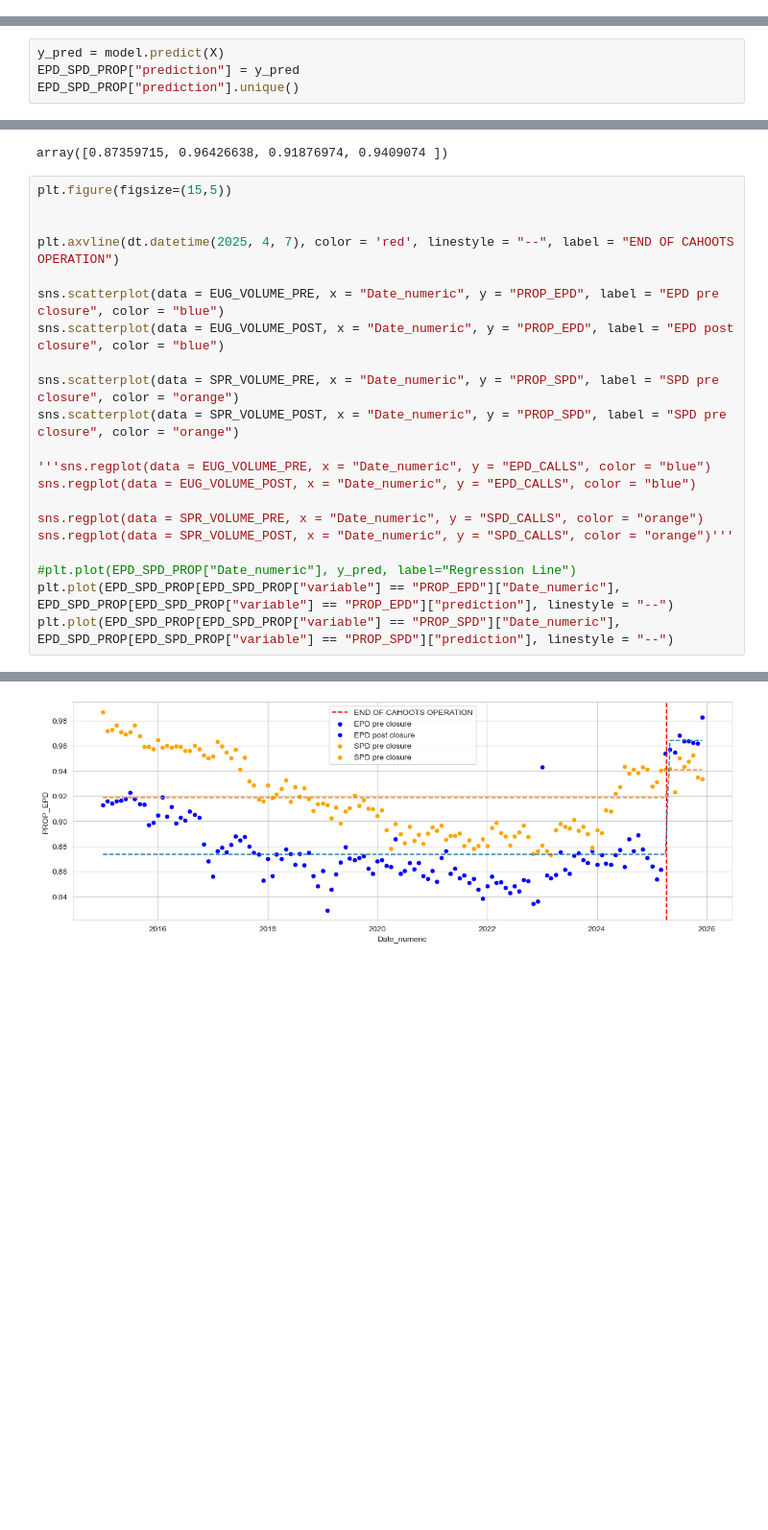
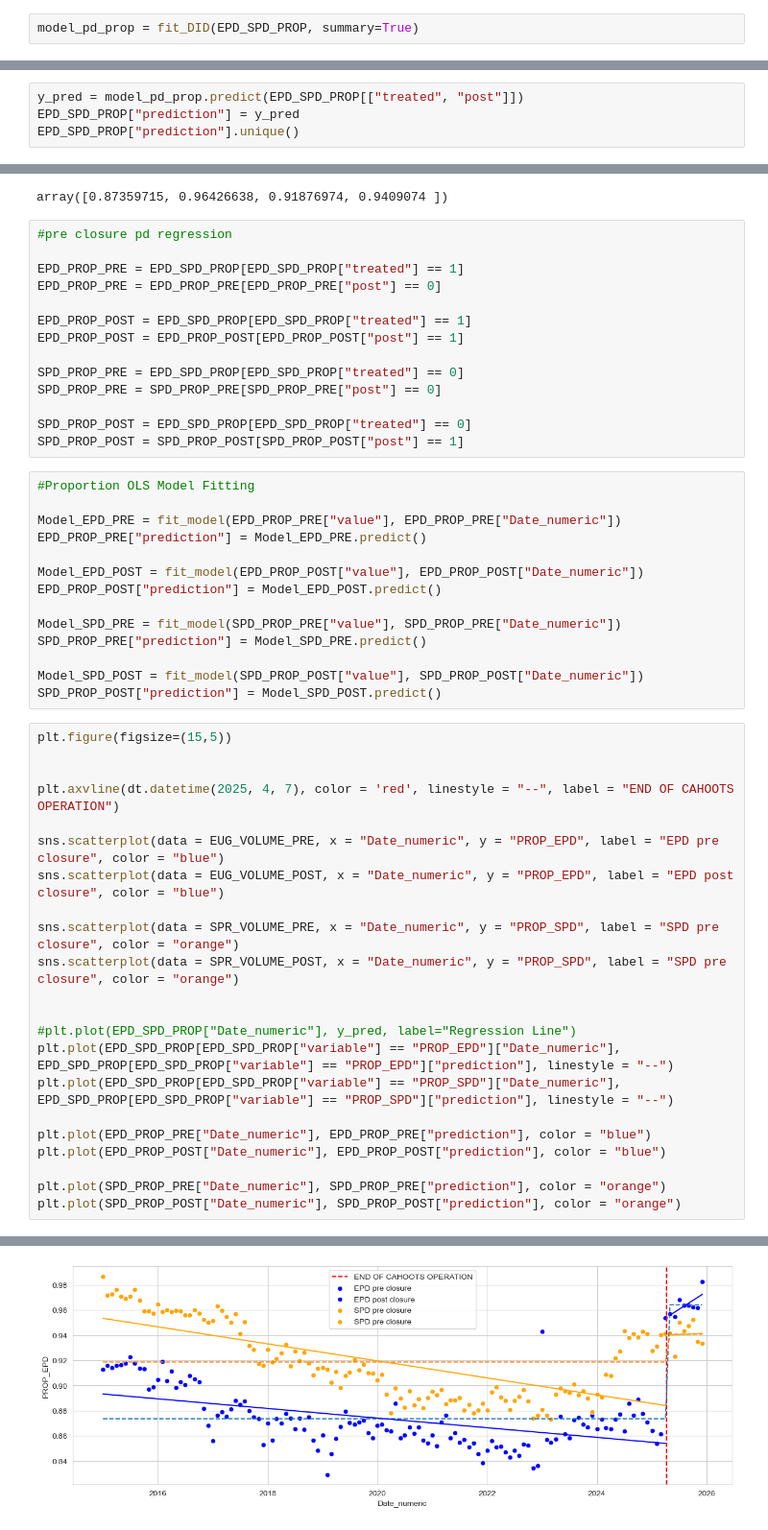
Before and after one commit to luhlig123/DataScienceInAction, a Jupyter notebook: DSCI410_Data_Processing.ipynb, the cells around one changed output, grey strips where cells are left out. Shown at 96% size. Saved outputs shown, nothing was run; the diff lists cells and outputs as text; blank space fills up the shorter version.

```diff
--- a/DSCI410_Data_Processing.ipynb
+++ b/DSCI410_Data_Processing.ipynb
@@ -757,0 +749,2 @@ Notes:
+# %%
+model_pd_prop = fit_DID(EPD_SPD_PROP, summary=True)
@@ -758,5 +769,5 @@ Notes:
 # %%
-y_pred = model.predict(X)
+y_pred = model_pd_prop.predict(EPD_SPD_PROP[["treated", "post"]])
 EPD_SPD_PROP["prediction"] = y_pred
 EPD_SPD_PROP["prediction"].unique()
 # %% [output]
@@ -766,27 +777,56 @@ Try using .loc[row_indexer,col_indexer] = value instead
 See the caveats in the documentation: https://pandas.pydata.org/pandas-docs/stable/user_guide/indexing.html#returning-a-view-versus-a-copy
   EPD_SPD_PROP["prediction"] = y_pred
 array([0.87359715, 0.96426638, 0.91876974, 0.9409074 ])
+# %%
+#pre closure pd regression
+
+EPD_PROP_PRE = EPD_SPD_PROP[EPD_SPD_PROP["treated"] == 1]
+EPD_PROP_PRE = EPD_PROP_PRE[EPD_PROP_PRE["post"] == 0]
+
+EPD_PROP_POST = EPD_SPD_PROP[EPD_SPD_PROP["treated"] == 1]
+EPD_PROP_POST = EPD_PROP_POST[EPD_PROP_POST["post"] == 1]
+
+SPD_PROP_PRE = EPD_SPD_PROP[EPD_SPD_PROP["treated"] == 0]
+SPD_PROP_PRE = SPD_PROP_PRE[SPD_PROP_PRE["post"] == 0]
+
+SPD_PROP_POST = EPD_SPD_PROP[EPD_SPD_PROP["treated"] == 0]
+SPD_PROP_POST = SPD_PROP_POST[SPD_PROP_POST["post"] == 1]
+# %%
+#Proportion OLS Model Fitting
+
+Model_EPD_PRE = fit_model(EPD_PROP_PRE["value"], EPD_PROP_PRE["Date_numeric"])
+EPD_PROP_PRE["prediction"] = Model_EPD_PRE.predict()
+
+Model_EPD_POST = fit_model(EPD_PROP_POST["value"], EPD_PROP_POST["Date_numeric"])
+EPD_PROP_POST["prediction"] = Model_EPD_POST.predict()
+
+Model_SPD_PRE = fit_model(SPD_PROP_PRE["value"], SPD_PROP_PRE["Date_numeric"])
+SPD_PROP_PRE["prediction"] = Model_SPD_PRE.predict()
+
+Model_SPD_POST = fit_model(SPD_PROP_POST["value"], SPD_PROP_POST["Date_numeric"])
+SPD_PROP_POST["prediction"] = Model_SPD_POST.predict()
 # %%
 plt.figure(figsize=(15,5))
 
 
 plt.axvline(dt.datetime(2025, 4, 7), color = 'red', linestyle = "--", label = "END OF CAHOOTS OPERATION")
 
 sns.scatterplot(data = EUG_VOLUME_PRE, x = "Date_numeric", y = "PROP_EPD", label = "EPD pre closure", color = "blue")
 sns.scatterplot(data = EUG_VOLUME_POST, x = "Date_numeric", y = "PROP_EPD", label = "EPD post closure", color = "blue")
 
 sns.scatterplot(data = SPR_VOLUME_PRE, x = "Date_numeric", y = "PROP_SPD", label = "SPD pre closure", color = "orange")
 sns.scatterplot(data = SPR_VOLUME_POST, x = "Date_numeric", y = "PROP_SPD", label = "SPD pre closure", color = "orange")
 
-'''sns.regplot(data = EUG_VOLUME_PRE, x = "Date_numeric", y = "EPD_CALLS", color = "blue")
-sns.regplot(data = EUG_VOLUME_POST, x = "Date_numeric", y = "EPD_CALLS", color = "blue")
-
-sns.regplot(data = SPR_VOLUME_PRE, x = "Date_numeric", y = "SPD_CALLS", color = "orange")
-sns.regplot(data = SPR_VOLUME_POST, x = "Date_numeric", y = "SPD_CALLS", color = "orange")'''
 
 #plt.plot(EPD_SPD_PROP["Date_numeric"], y_pred, label="Regression Line")
 plt.plot(EPD_SPD_PROP[EPD_SPD_PROP["variable"] == "PROP_EPD"]["Date_numeric"], EPD_SPD_PROP[EPD_SPD_PROP["variable"] == "PROP_EPD"]["prediction"], linestyle = "--")
 plt.plot(EPD_SPD_PROP[EPD_SPD_PROP["variable"] == "PROP_SPD"]["Date_numeric"], EPD_SPD_PROP[EPD_SPD_PROP["variable"] == "PROP_SPD"]["prediction"], linestyle = "--")
+
+plt.plot(EPD_PROP_PRE["Date_numeric"], EPD_PROP_PRE["prediction"], color = "blue")
+plt.plot(EPD_PROP_POST["Date_numeric"], EPD_PROP_POST["prediction"], color = "blue")
+
+plt.plot(SPD_PROP_PRE["Date_numeric"], SPD_PROP_PRE["prediction"], color = "orange")
+plt.plot(SPD_PROP_POST["Date_numeric"], SPD_PROP_POST["prediction"], color = "orange")
 # %% [output]
 [<matplotlib.lines.Line2D at 0x...>]
-[figure, old version]
+[figure, new version]
```
Also changed, not shown: parts of 13 cells of this notebook.
